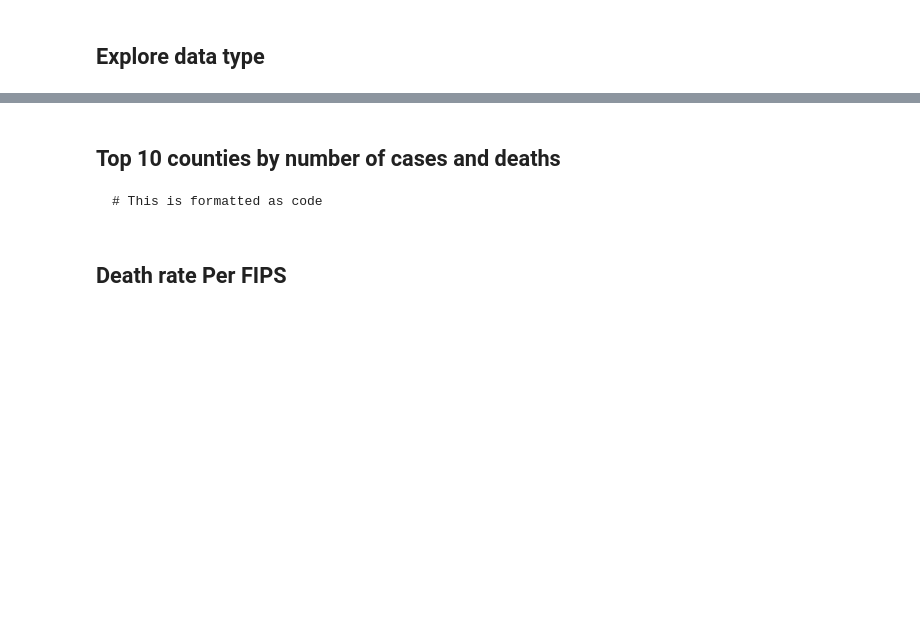
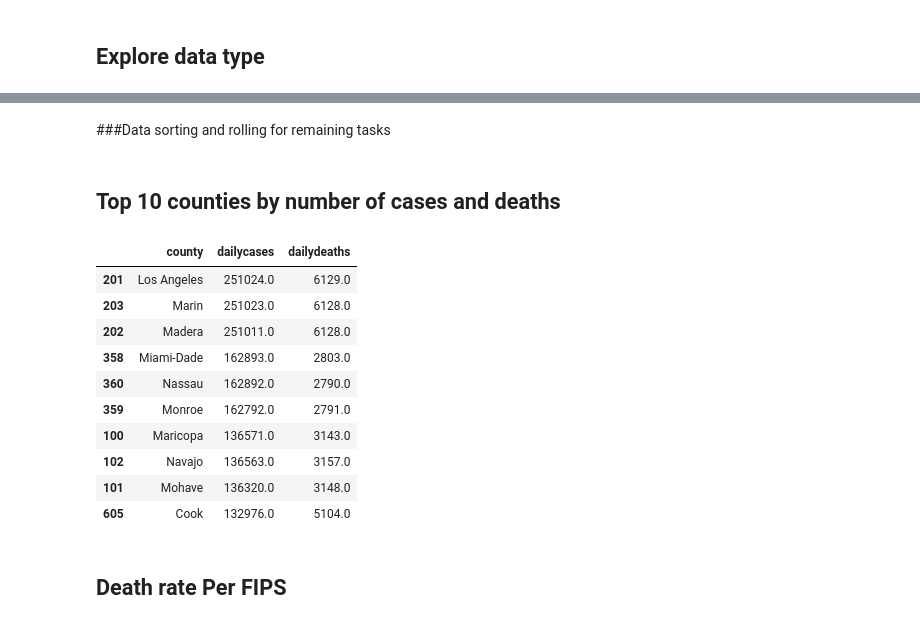
Before and after one commit to laukikupadhye/DataVizFall2020_Colab, a Jupyter notebook: Class_Activity_Lec03.ipynb, the cells around one changed output, grey strips where cells are left out. Drawn from its saved outputs; the diff is of its cells as text; code cells hidden in the pictures; blank space fills up the shorter version.

````diff
--- a/Class_Activity_Lec03.ipynb
+++ b/Class_Activity_Lec03.ipynb
@@ -66,10 +130,33 @@ ADD CODE HERE - (4)
+# %% [markdown]
+###Data sorting and rolling for remaining tasks
+# %%
+#data cleaning for further tasks
+df.sort_values(['date','fips'])
+df['dailycases']=df.groupby('fips')['cases'].diff().fillna(0)
+df['dailycases']=df['dailycases'].rolling(window=3).max()
+
+df['dailydeaths']=df.groupby('fips')['deaths'].diff().fillna(0)
+df['dailydeaths']=df['dailydeaths'].rolling(window=3).max()
 # %% [markdown]
 ## Top 10 counties by number of cases and deaths
-
-
-
-```
-# This is formatted as code
-```
+# %%
+#print(df)
+processed=df
+processed=df.groupby(['fips','county'],as_index=False).sum()
+#print(topdata)
+topdata=processed[['county','dailycases','dailydeaths']].sort_values(['dailycases','dailydeaths'],ascending=False).head(10)
+topdata
+# %% [output]
+|  | county | dailycases | dailydeaths |
+| 201 | Los Angeles | 251024.0 | 6129.0 |
+| 203 | Marin | 251023.0 | 6128.0 |
+| 202 | Madera | 251011.0 | 6128.0 |
+| 358 | Miami-Dade | 162893.0 | 2803.0 |
+| 360 | Nassau | 162892.0 | 2790.0 |
+| 359 | Monroe | 162792.0 | 2791.0 |
+| 100 | Maricopa | 136571.0 | 3143.0 |
+| 102 | Navajo | 136563.0 | 3157.0 |
+| 101 | Mohave | 136320.0 | 3148.0 |
+| 605 | Cook | 132976.0 | 5104.0 |
 # %% [markdown]
 ## Death rate Per FIPS
````
Also changed, not shown: parts of 17 cells of this notebook.
